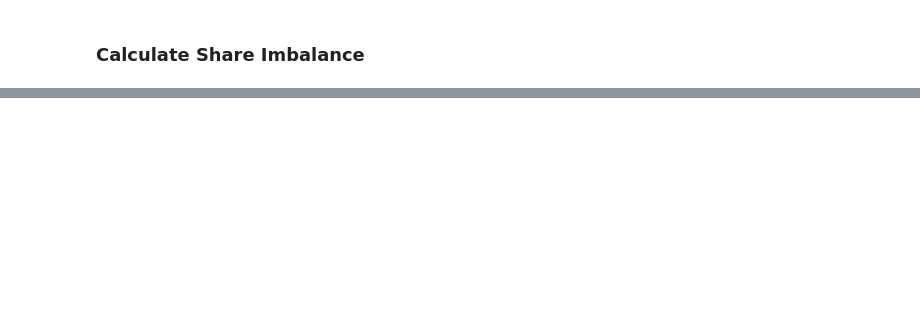
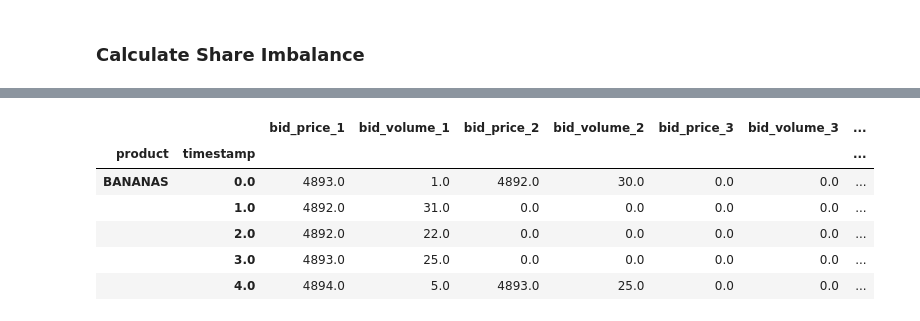
Before and after one commit to pdevarak/Prosperity, a Jupyter notebook: imc_strategy.ipynb, the cells around one changed output, grey strips where cells are left out. Cells and saved outputs as stored; diff of their text form; code cells hidden in the pictures; blank space fills up the shorter version.

```diff
--- a/imc_strategy.ipynb
+++ b/imc_strategy.ipynb
@@ -435,0 +571,10 @@ quotes
+# %%
+quotes.head()
+# %% [output]
+|  |  | bid_price_1 | bid_volume_1 | bid_price_2 | bid_volume_2 | bid_price_3 | bid_volume_3 | ... |
+| product | timestamp |  |  |  |  |  |  | ... |
+| BANANAS | 0.0 | 4893.0 | 1.0 | 4892.0 | 30.0 | 0.0 | 0.0 | ... |
+|  | 1.0 | 4892.0 | 31.0 | 0.0 | 0.0 | 0.0 | 0.0 | ... |
+|  | 2.0 | 4892.0 | 22.0 | 0.0 | 0.0 | 0.0 | 0.0 | ... |
+|  | 3.0 | 4893.0 | 25.0 | 0.0 | 0.0 | 0.0 | 0.0 | ... |
+|  | 4.0 | 4894.0 | 5.0 | 4893.0 | 25.0 | 0.0 | 0.0 | ... |
```
Also changed, not shown: parts of 42 cells of this notebook, 4 other files.
